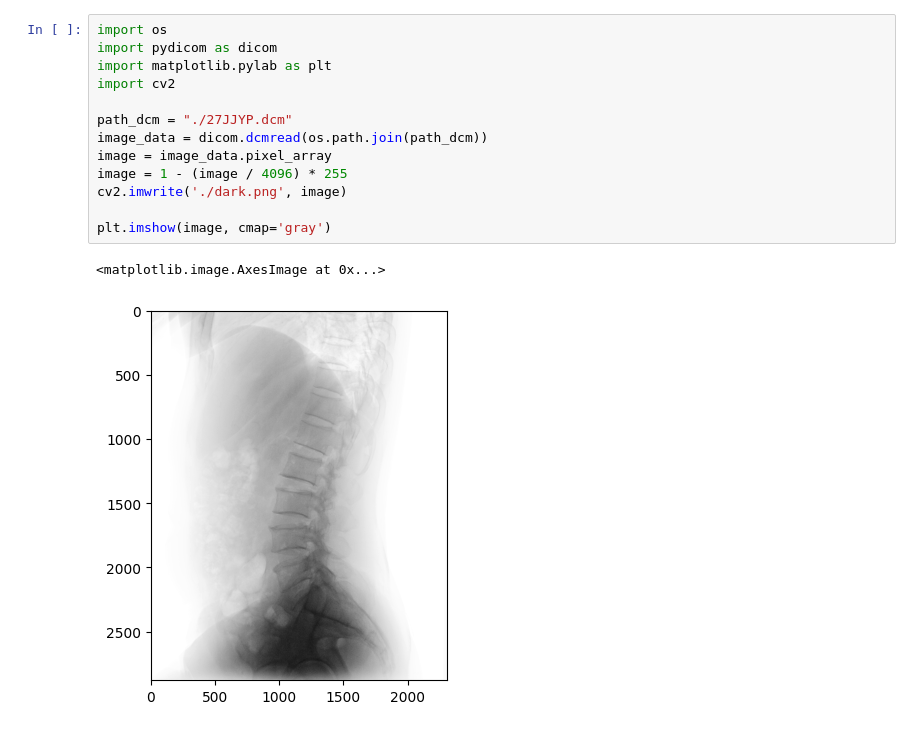
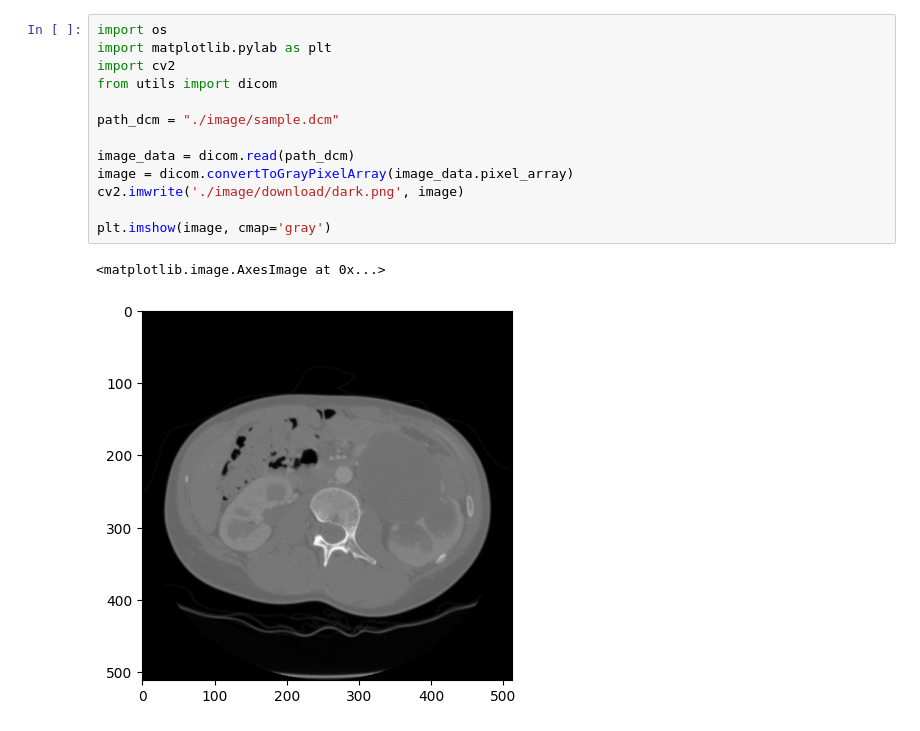
Before and after one commit to NhanVo-gmt/Dicom, a Jupyter notebook: single1.ipynb, the cells around one changed output. Cells and saved outputs as stored; diff of their text form.

Commit message:
adding reading dicom and change to gray image

```diff
--- a/single1.ipynb
+++ b/single1.ipynb
@@ -1,16 +1,16 @@
 # %%
 import os
-import pydicom as dicom
 import matplotlib.pylab as plt
 import cv2
+from utils import dicom
 
-path_dcm = "./27JJYP.dcm"
-image_data = dicom.dcmread(os.path.join(path_dcm))
-image = image_data.pixel_array
-image = 1 - (image / 4096) * 255
-cv2.imwrite('./dark.png', image)
+path_dcm = "./image/sample.dcm"
+
+image_data = dicom.read(path_dcm)
+image = dicom.convertToGrayPixelArray(image_data.pixel_array)
+cv2.imwrite('./image/download/dark.png', image)
 
 plt.imshow(image, cmap='gray')
 # %% [output]
 <matplotlib.image.AxesImage at 0x...>
-[figure, old version]
+[figure, new version]
```
Also changed, not shown: 10 other files.
